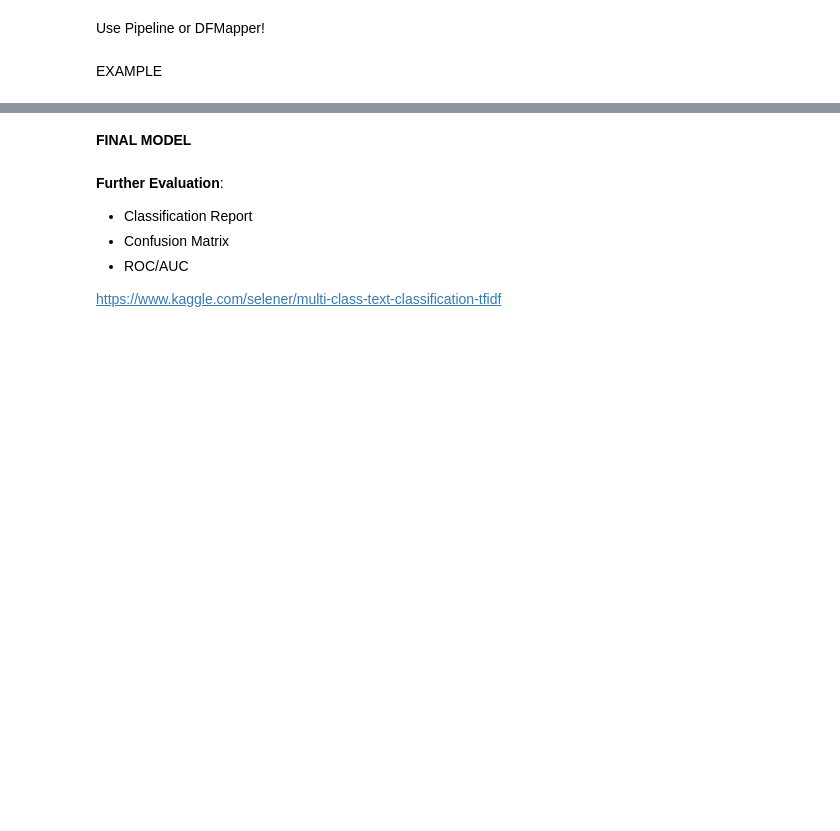
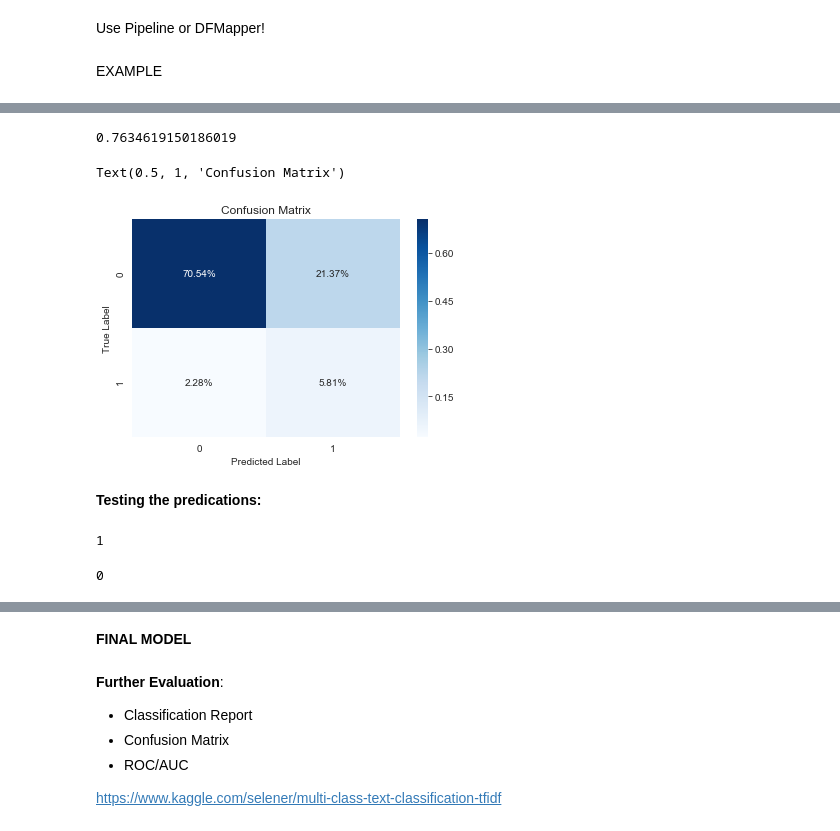
Before and after one commit to mellymillionz/Congressional_Bill_Passage_Analysis, a Jupyter notebook: Model_Testing.ipynb, the cells around one changed output, grey strips where cells are left out. Saved outputs shown, nothing was run; the diff lists cells and outputs as text; code cells hidden in the pictures; blank space fills up the shorter version.

```diff
--- a/Model_Testing.ipynb
+++ b/Model_Testing.ipynb
@@ -474,0 +878,19 @@ print(confusion_matrix(y_test, rf_y_pred))
+# %%
+from sklearn.linear_model import LogisticRegression
+
+# Bring in OHE?
+
+lr_clf = Pipeline(steps=[('preprocessor', preprocessor),
+                      ('classifier', LogisticRegression(class_weight='balanced', C=.8, penalty='l2', n_jobs=-1))]) #get parameters
+
+# Logistic Regression Classifier
+# lr_classifier = LogisticRegression()
+
+lr_clf.fit(X_train, y_train)
+
+lr_y_pred = lr_clf.predict(X_test)
+
+print(confusion_matrix(y_test, lr_y_pred))
+print(classification_report(y_test, lr_y_pred))
+
+lr_confusion_matrix = confusion_matrix(y_test, lr_y_pred)
@@ -474,0 +919,30 @@ print(confusion_matrix(y_test, rf_y_pred))
+# %%
+# Return the mean accuracy on the given test data and labels.
+lr_clf.score(X_test, y_test)
+# %% [output]
+0.7634619150186019
+# %%
+import seaborn as sns
+import matplotlib.pyplot as plt
+
+#shows percent data represented in each quadrant
+
+sns.heatmap(lr_confusion_matrix/np.sum(lr_confusion_matrix), annot=True,
+            fmt='.2%', cmap='Blues')
+
+plt.ylabel('True Label')
+plt.xlabel('Predicted Label')
+plt.title('Confusion Matrix')
+# %% [output]
+Text(0.5, 1, 'Confusion Matrix')
+[figure, added]
+# %% [markdown]
+**Testing the predications:**
+# %%
+lr_y_pred[101]
+# %% [output]
+1
+# %%
+y_test.iloc[101]
+# %% [output]
+0
```
Also changed, not shown: parts of 108 cells of this notebook.
